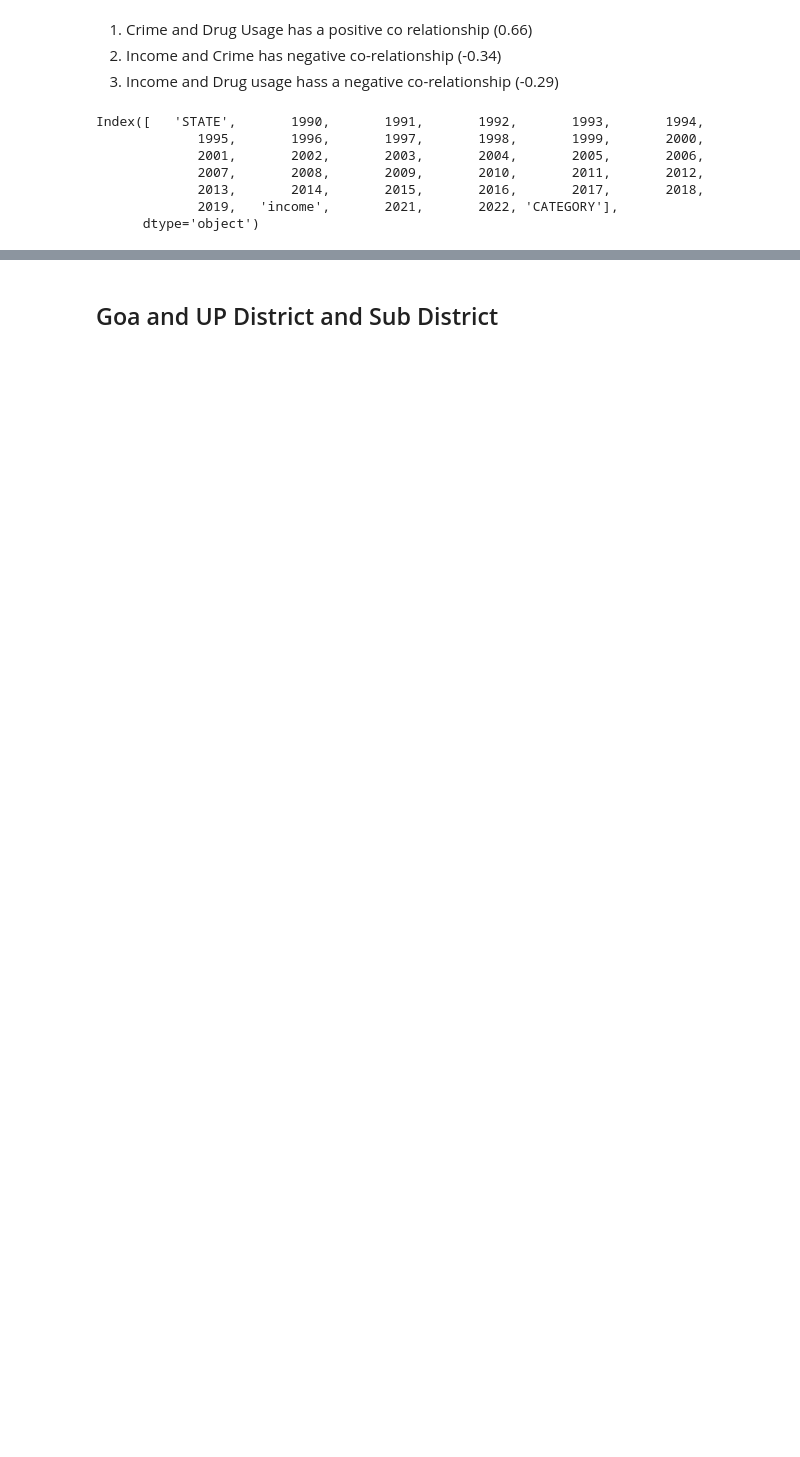
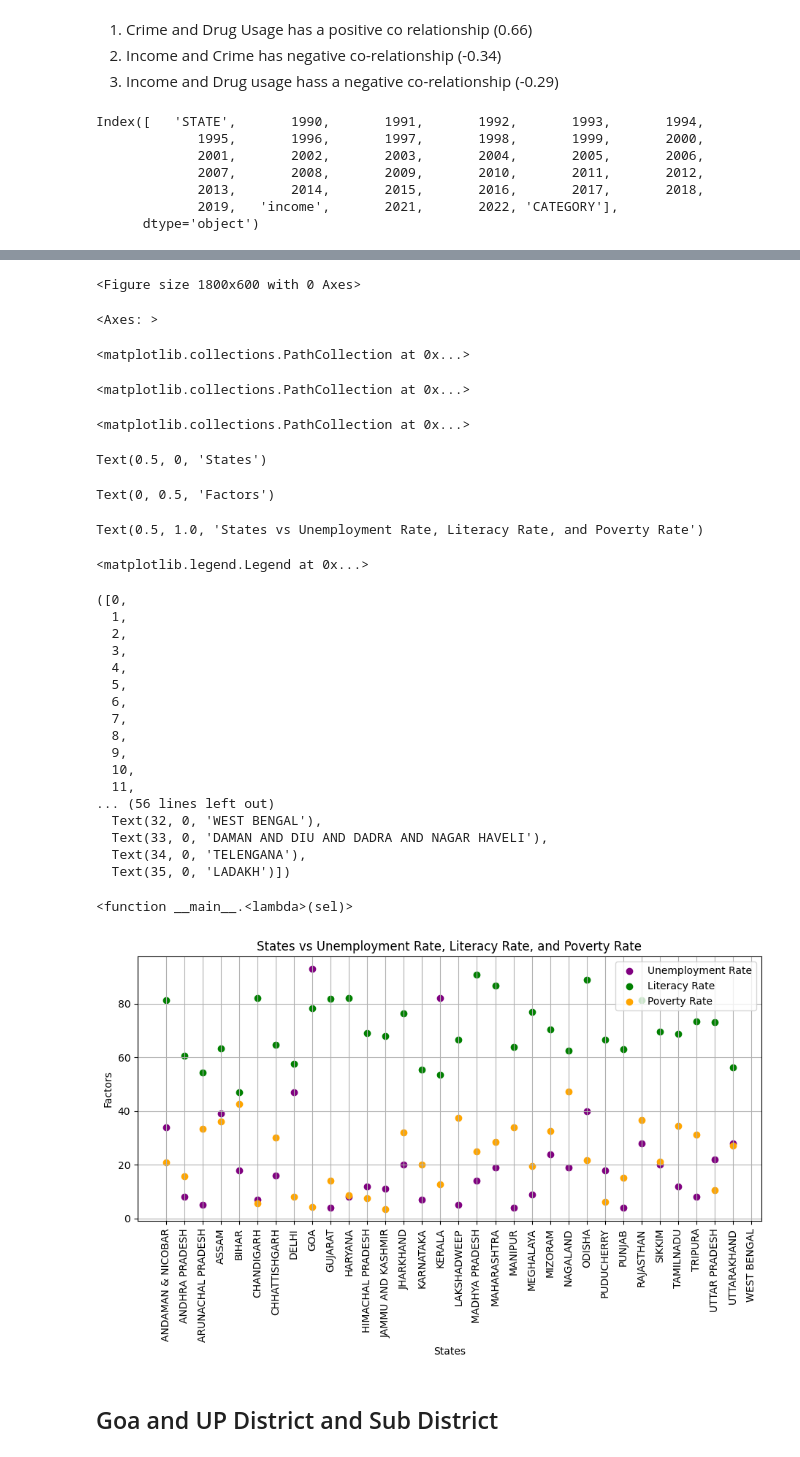
Before and after one commit to HarshGujarathi7/GISTEST, a Jupyter notebook: ps4.ipynb, the cells around one changed output, grey strips where cells are left out. Drawn from its saved outputs; the diff is of its cells as text; code cells hidden in the pictures; blank space fills up the shorter version.

```diff
--- a/ps4.ipynb
+++ b/ps4.ipynb
@@ -1759,0 +1636,14 @@ Text(2009, 5.67, '41st')
+# %%
+sta_Ind = stat_india.merge(states, on ="STATE",how='outer')
+# %%
+df_scat = pd.DataFrame()
+# %%
+df_scat['crime'] = crime1["TOTAL  CRIMES"]
+df_scat['drug_usage'] = alcohol['Usage']
+df_scat['income'] = income1["income"]
+df_scat['Literacy_rate'] = sta_Ind["2001 - LIT"]
+df_scat['Unemployement_rate'] = sta_Ind["2001 -UNEMP"]
+df_scat['Poverty_rate'] = sta_Ind["2001 -Poverty"]
+df_scat['States'] = crime1["STATE"]
+# %%
+df_scat["crime_by_pop"] = (df_scat["crime"] / 10) /alcohol_pop["totalpopul"]
@@ -1760,3 +1681,53 @@ Text(2009, 5.67, '41st')
+# %%
+import matplotlib.pyplot as plt
+import mplcursors
+
+plt.figure(figsize=(18, 6))
+
+plt.subplot(1, 2, 2)
+plt.scatter(df_scat['States'], df_scat['Unemployement_rate'], c='purple', label='Unemployment Rate')
+plt.scatter(df_scat['States'], df_scat['Literacy_rate'], c='green', label='Literacy Rate')
+plt.scatter(df_scat['States'], df_scat['Poverty_rate'], c='orange', label='Poverty Rate')
+plt.xlabel('States')
+plt.ylabel('Factors')
+plt.title('States vs Unemployment Rate, Literacy Rate, and Poverty Rate')
+plt.legend()
+plt.xticks(rotation=90)
+plt.grid(True)
+
+mplcursors.cursor(hover=True).connect("add", lambda sel: sel.annotation.set_text(sel.artist.get_label()))
+
+plt.tight_layout()
+plt.show()
+# %% [output]
+<Figure size 1800x600 with 0 Axes>
+<Axes: >
+<matplotlib.collections.PathCollection at 0x...>
+<matplotlib.collections.PathCollection at 0x...>
+<matplotlib.collections.PathCollection at 0x...>
+Text(0.5, 0, 'States')
+Text(0, 0.5, 'Factors')
+Text(0.5, 1.0, 'States vs Unemployment Rate, Literacy Rate, and Poverty Rate')
+<matplotlib.legend.Legend at 0x...>
+([0,
+  1,
+  2,
+  3,
+  4,
+  5,
+  6,
+  7,
+  8,
+  9,
+  10,
+  11,
+... (56 lines left out)
+  Text(32, 0, 'WEST BENGAL'),
+  Text(33, 0, 'DAMAN AND DIU AND DADRA AND NAGAR HAVELI'),
+  Text(34, 0, 'TELENGANA'),
+  Text(35, 0, 'LADAKH')])
+<function __main__.<lambda>(sel)>
+[figure, added]
 # %% [markdown]
 ## Goa and UP District and Sub District
 # %%
```
Also changed, not shown: parts of 29 cells of this notebook.
